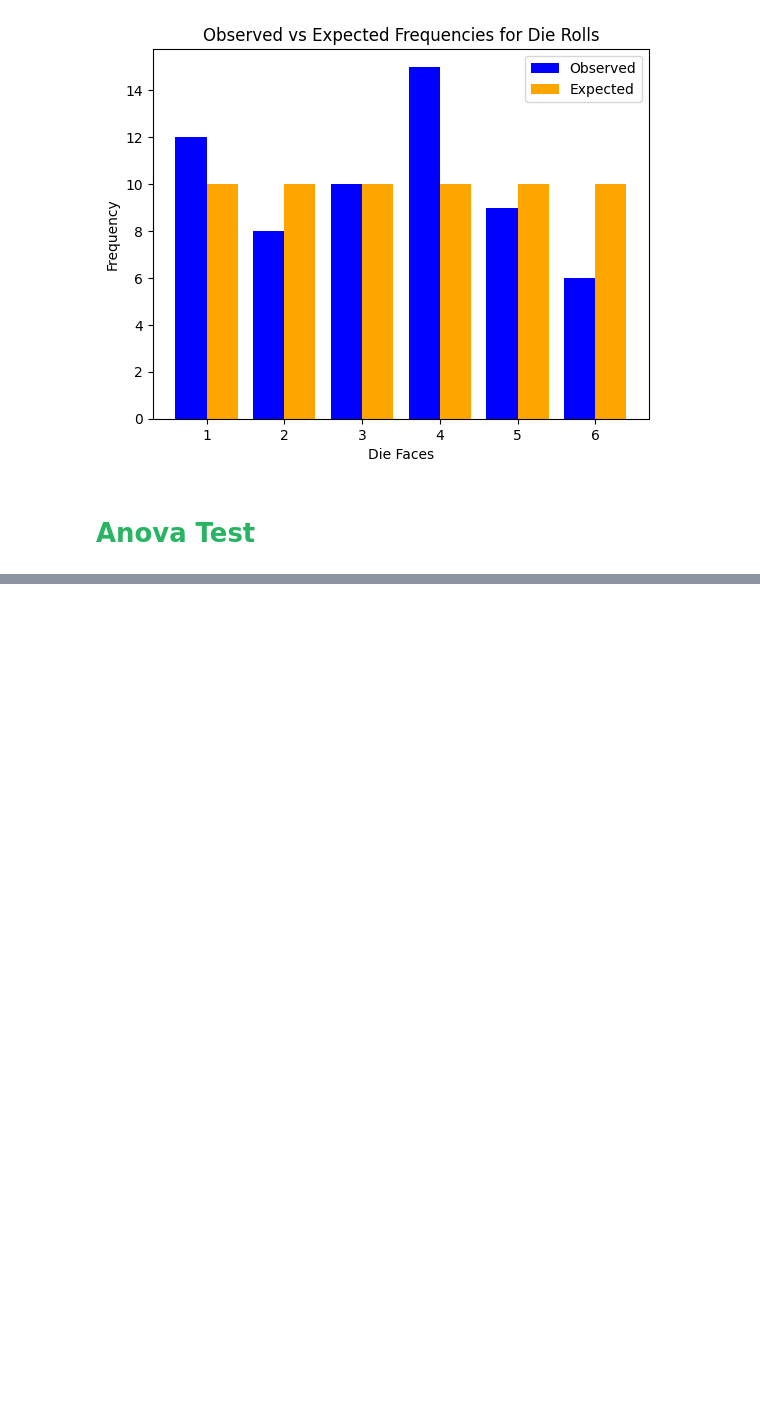
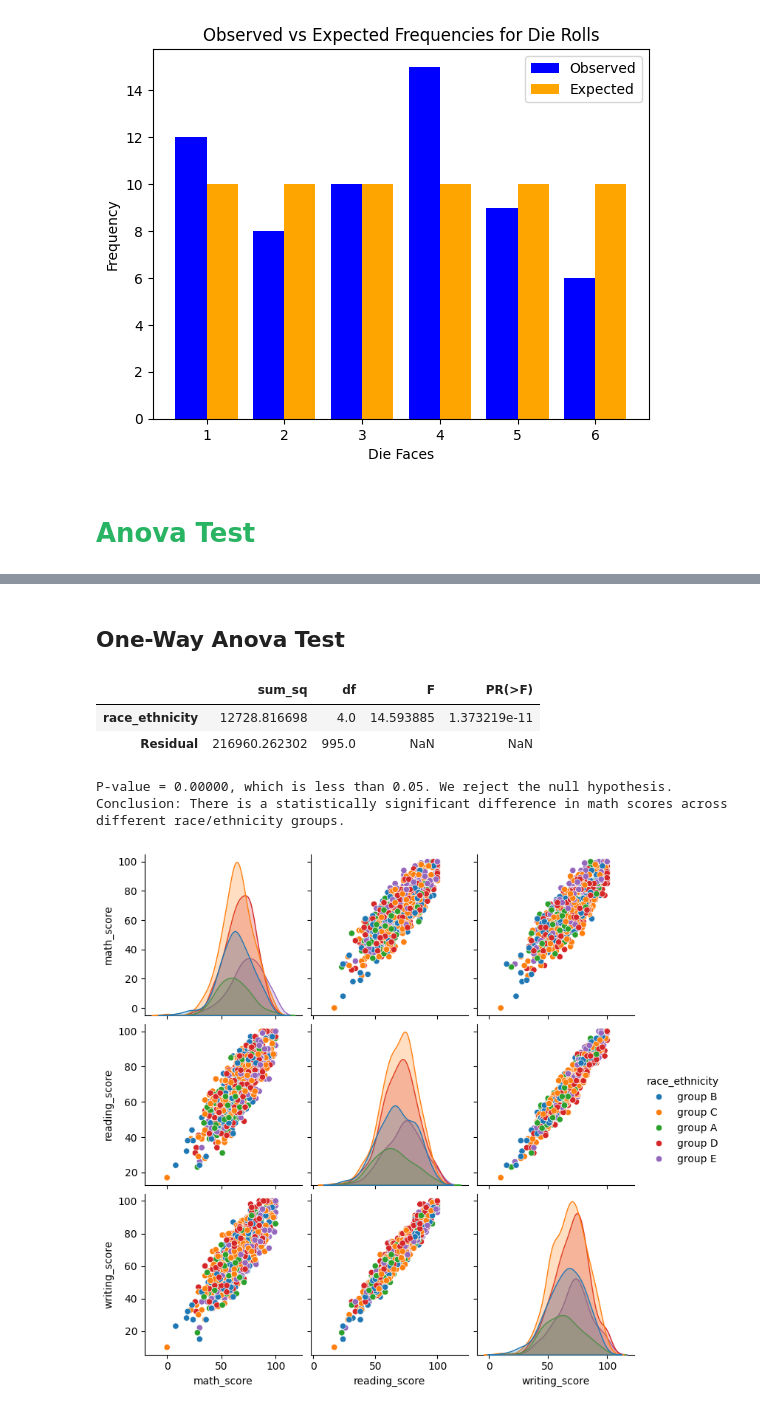
Before and after one commit to Ankush610/DataScience, a Jupyter notebook: notebooks/3_Exploratory_Data_Analytics/notebook4_hypothesis_testing.ipynb, the cells around one changed output, grey strips where cells are left out. Cells and saved outputs as stored; diff of their text form; code cells hidden in the pictures; blank space fills up the shorter version.

Commit message:
Anova Completed

```diff
--- a/notebooks/3_Exploratory_Data_Analytics/notebook4_hypothesis_testing.ipynb
+++ b/notebooks/3_Exploratory_Data_Analytics/notebook4_hypothesis_testing.ipynb
@@ -836,0 +971,7 @@ plt.show()
+# %%
+import pandas as pd
+
+# Load the dataset
+df = pd.read_csv('../../datasets/StudentsPerformance.csv')
+
+df.head()
@@ -836,0 +1015,49 @@ plt.show()
+# %%
+df.columns = ['gender', 'race_ethnicity', 'parental_level_of_education', 'lunch',
+       'test_preparation course', 'math_score', 'reading_score',
+       'writing_score']
+# %% [markdown]
+## One-Way Anova Test
+# %%
+#A One-Way ANOVA can be used to see if there's a significant difference between different groups of one categorical variable
+# (e.g., "race_ethnicity") on a continuous dependent variable (e.g., "math score").
+
+import scipy.stats as stats
+import seaborn as sns
+import matplotlib.pyplot as plt
+import statsmodels.api as sm
+from statsmodels.formula.api import ols
+
+# One-Way ANOVA: Race/Ethnicity vs Math Scores
+model = ols('math_score ~ race_ethnicity', data=df).fit()
+anova_table = sm.stats.anova_lm(model, typ=2)
+
+# Display ANOVA table
+anova_table
+# %% [output]
+|  | sum_sq | df | F | PR(>F) |
+| race_ethnicity | 12728.816698 | 4.0 | 14.593885 | 1.373219e-11 |
+| Residual | 216960.262302 | 995.0 | NaN | NaN |
+# %%
+# Extract p-value from the ANOVA table
+p_value = anova_table['PR(>F)']['race_ethnicity']
+
+# Define significance level
+alpha = 0.05
+
+# Compare p-value to significance level
+if p_value < alpha:
+    print(f"P-value = {p_value:.5f}, which is less than {alpha}. We reject the null hypothesis.")
+    print("Conclusion: There is a statistically significant difference in math scores across different race/ethnicity groups.")
+else:
+    print(f"P-value = {p_value:.5f}, which is greater than {alpha}. We fail to reject the null hypothesis.")
+    print("Conclusion: There is no statistically significant difference in math scores across different race/ethnicity groups.")
+# %% [output]
+P-value = 0.00000, which is less than 0.05. We reject the null hypothesis.
+Conclusion: There is a statistically significant difference in math scores across different race/ethnicity groups.
+# %%
+# Visualization using PairPlot
+sns.pairplot(df, hue='race_ethnicity', vars=['math_score', 'reading_score', 'writing_score'])
+plt.show()
+# %% [output]
+[figure, added]
```
Also changed, not shown: parts of 28 cells of this notebook, 5 other files.
